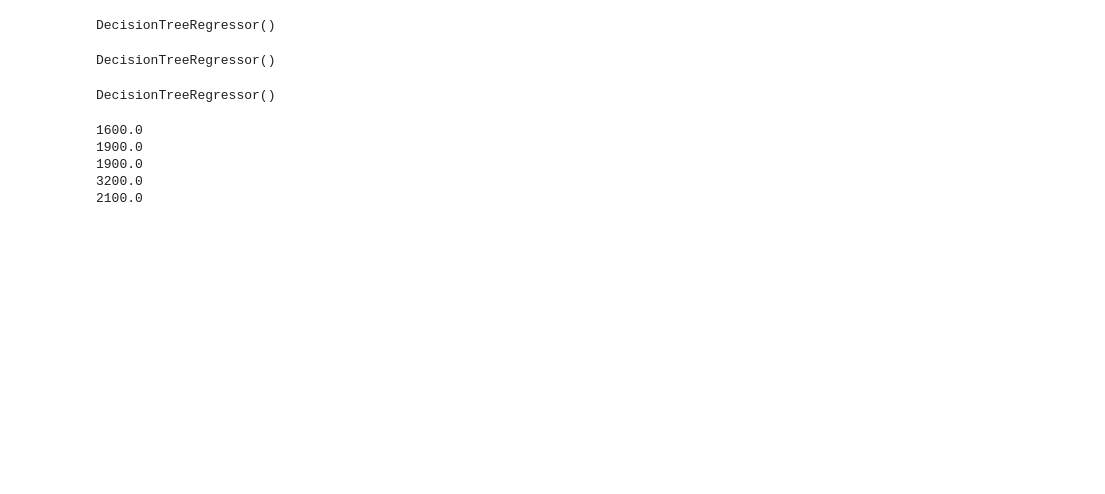
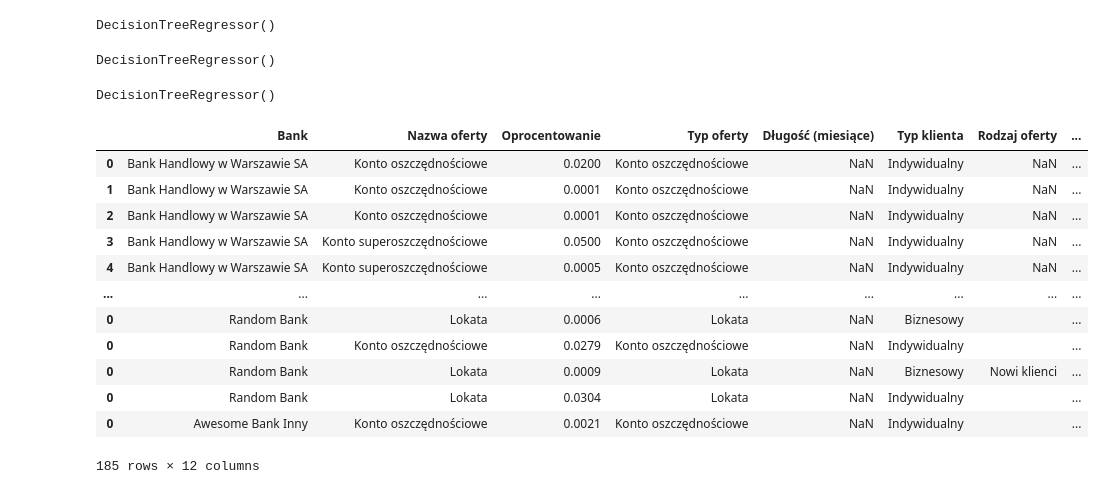
Before and after one commit to wodnickik/Supervisionhack3, a Jupyter notebook: files/tmp.ipynb, the cells around one changed output. Cells and saved outputs as stored; diff of their text form; code cells hidden in the pictures; blank space fills up the shorter version.

```diff
--- a/files/tmp.ipynb
+++ b/files/tmp.ipynb
@@ -57,24 +92,50 @@ currency = ['PLN', 'EUR', 'USD', 'GBP']
 # %%
 for _ in range(10):
-    if random.random() > 0.3:
-        i = random.choices(single_interval,
-                           [1, 1, 1, 1, 1, 1, 1, 13], k=1)[0]
-        if i == np.NaN:
-            t = 0 # konto oszczędnościowe
-        else:
-            t = 0 if random.random() > 0.8 else 1
+    n = generate_name()
+    d = datetime.datetime.fromtimestamp(random.randint(1514769289, 1696122889)).date().strftime('%d.%m.%Y')
 
-        k = 0 if random.random() > 0.8 else 1
-        w = 0 if random.random() > 0.754 else 1
+    times = np.random.randint(1, 6)
+    if times > 2:
+        for _ in range(times):
+            i = random.choices(single_interval,
+                   [1, 1, 1, 1, 1, 1, 1, 13], k=1)[0]
+            if i == np.NaN:
+                t = 0 # konto oszczędnościowe
+            else:
+                t = 0 if random.random() > 0.8 else 1
 
-        opr = np.round(np.clip(clf_opr.predict(np.array([t, i, k, w]).reshape((1, -1)))[0] + np.random.normal(0, 0.0007), 0.0001, 0.1), 4)
+            row = gen_row(n, d, t, i)
+            df_new = pd.concat([df_new, row])
+    else:
+        for _ in range(times):
+            if random.random() > 0.3:
+                i = random.choices(single_interval,
+                                   [1, 1, 1, 1, 1, 1, 1, 13], k=1)[0]
+                if i == np.NaN:
+                    t = 0 # konto oszczędnościowe
+                else:
+                    t = 0 if random.random() > 0.8 else 1
 
-        mi = np.round(np.clip(clf_min.predict(np.array([t, i, k, w]).reshape((1, -1)))[0] + np.random.normal(-2000, 1000), 0, 1000000), -2)
-        print(mi)
-        # ma = np.NaN if random.random()
+                row = gen_row(n, d, t, i)
+                df_new = pd.concat([df_new, row])
+            else:
+                for i in random.choice(intervals):
+                    t = 0 if random.random() > 0.8 else 1
+                    row = gen_row(n, d, t, i)
+                    df_new = pd.concat([df_new, row])
-# %% [output]
-1600.0
-1900.0
-1900.0
-3200.0
-2100.0
+# %%
+df_new
+# %% [output]
+|  | Bank | Nazwa oferty | Oprocentowanie | Typ oferty | Długość (miesiące) | Typ klienta | Rodzaj oferty | ... |
+| 0 | Bank Handlowy w Warszawie SA | Konto oszczędnościowe | 0.0200 | Konto oszczędnościowe | NaN | Indywidualny | NaN | ... |
+| 1 | Bank Handlowy w Warszawie SA | Konto oszczędnościowe | 0.0001 | Konto oszczędnościowe | NaN | Indywidualny | NaN | ... |
+| 2 | Bank Handlowy w Warszawie SA | Konto oszczędnościowe | 0.0001 | Konto oszczędnościowe | NaN | Indywidualny | NaN | ... |
+| 3 | Bank Handlowy w Warszawie SA | Konto superoszczędnościowe | 0.0500 | Konto oszczędnościowe | NaN | Indywidualny | NaN | ... |
+| 4 | Bank Handlowy w Warszawie SA | Konto superoszczędnościowe | 0.0005 | Konto oszczędnościowe | NaN | Indywidualny | NaN | ... |
+| ... | ... | ... | ... | ... | ... | ... | ... | ... |
+| 0 | Random Bank | Lokata | 0.0006 | Lokata | NaN | Biznesowy |  | ... |
+| 0 | Random Bank | Konto oszczędnościowe | 0.0279 | Konto oszczędnościowe | NaN | Indywidualny |  | ... |
+| 0 | Random Bank | Lokata | 0.0009 | Lokata | NaN | Biznesowy | Nowi klienci | ... |
+| 0 | Random Bank | Lokata | 0.0304 | Lokata | NaN | Indywidualny |  | ... |
+| 0 | Awesome Bank Inny | Konto oszczędnościowe | 0.0021 | Konto oszczędnościowe | NaN | Indywidualny |  | ... |
+185 rows × 12 columns
```
Also changed, not shown: parts of 3 cells of this notebook, 1 other file.
